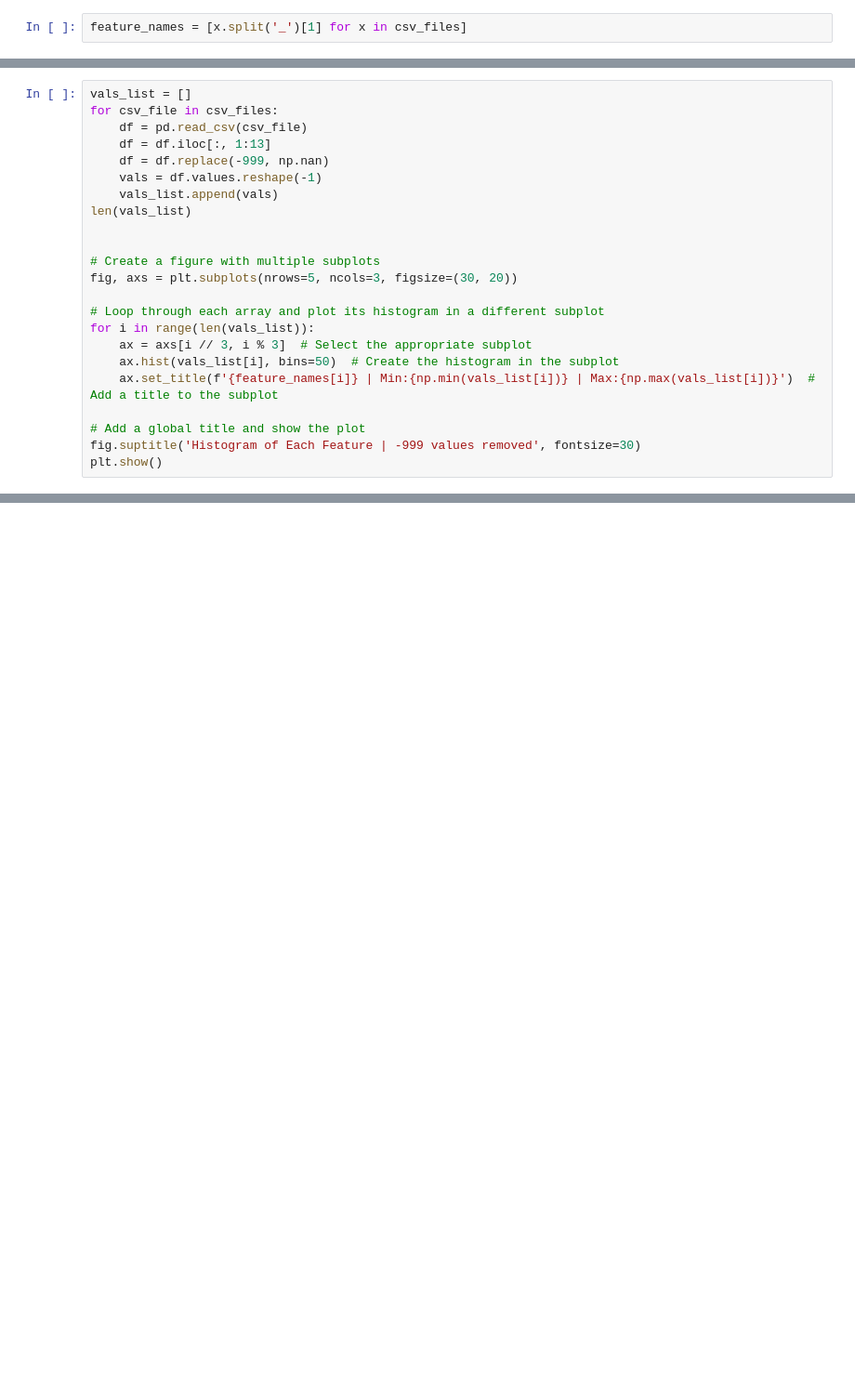
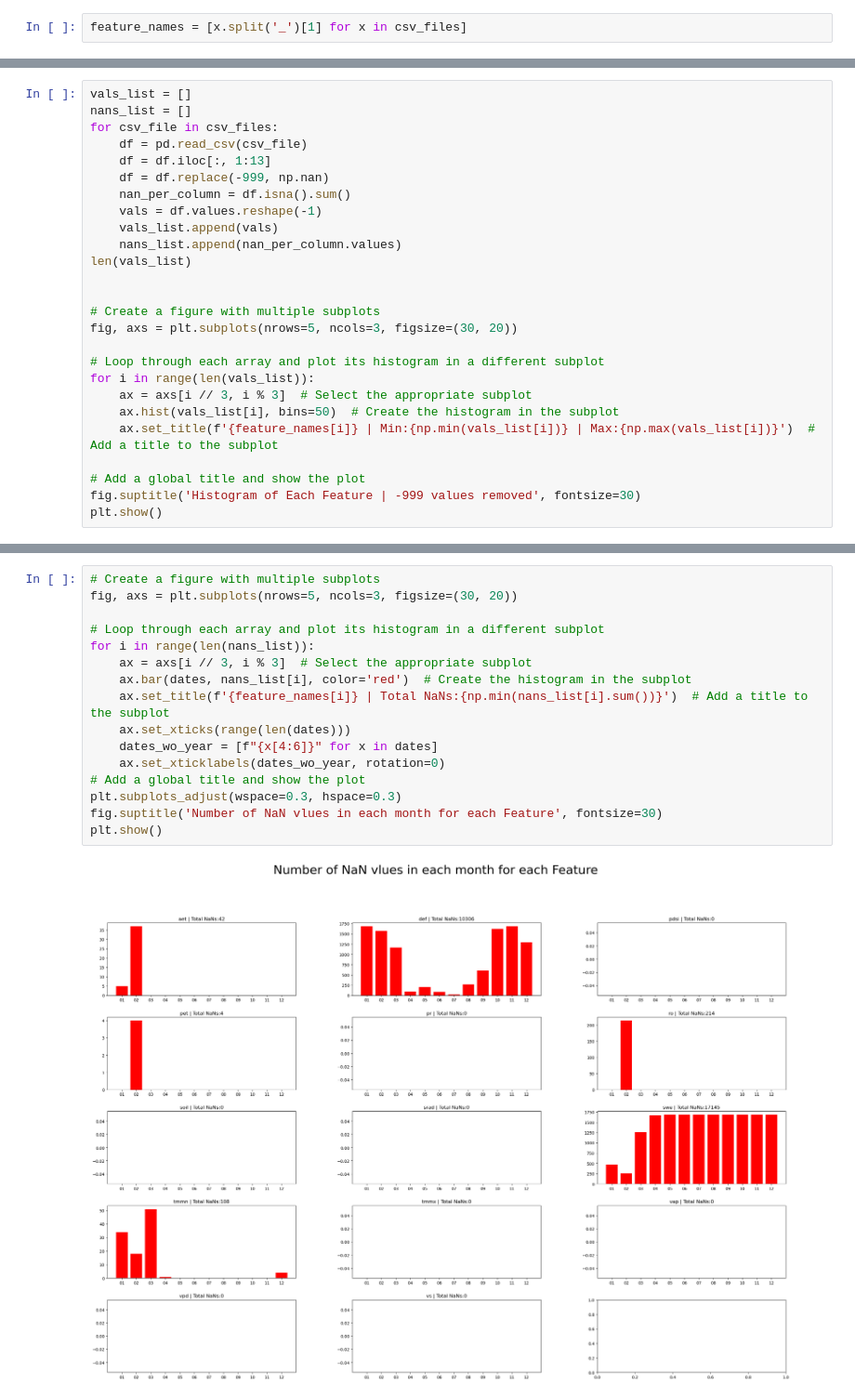
Before and after one commit to moienr/SoilNet, a Jupyter notebook: dataset/Climate/climate_data_analysis.ipynb, the cells around one changed output, grey strips where cells are left out. Shown at 93% size. Saved outputs shown, nothing was run; the diff lists cells and outputs as text; blank space fills up the shorter version.

Commit message:
added monthly NaN values plot

```diff
--- a/dataset/Climate/climate_data_analysis.ipynb
+++ b/dataset/Climate/climate_data_analysis.ipynb
@@ -343,12 +346,15 @@ plt.show()
 [figure]
 # %%
 vals_list = []
+nans_list = []
 for csv_file in csv_files:
     df = pd.read_csv(csv_file)
     df = df.iloc[:, 1:13]
     df = df.replace(-999, np.nan)
+    nan_per_column = df.isna().sum()
     vals = df.values.reshape(-1)
     vals_list.append(vals)
+    nans_list.append(nan_per_column.values)
 len(vals_list)
 
 
@@ -366,3 +372,21 @@ fig.suptitle('Histogram of Each Feature | -999 values removed', fontsize=30)
 plt.show()
 # %% [output]
 [figure]
+# %%
+# Create a figure with multiple subplots
+fig, axs = plt.subplots(nrows=5, ncols=3, figsize=(30, 20))
+
+# Loop through each array and plot its histogram in a different subplot
+for i in range(len(nans_list)):
+    ax = axs[i // 3, i % 3]  # Select the appropriate subplot
+    ax.bar(dates, nans_list[i], color='red')  # Create the histogram in the subplot
+    ax.set_title(f'{feature_names[i]} | Total NaNs:{np.min(nans_list[i].sum())}')  # Add a title to the subplot
+    ax.set_xticks(range(len(dates)))
+    dates_wo_year = [f"{x[4:6]}" for x in dates]
+    ax.set_xticklabels(dates_wo_year, rotation=0)
+# Add a global title and show the plot
+plt.subplots_adjust(wspace=0.3, hspace=0.3)
+fig.suptitle('Number of NaN vlues in each month for each Feature', fontsize=30)
+plt.show()
+# %% [output]
+[figure, added]
```
Also changed, not shown: parts of 7 cells of this notebook.
